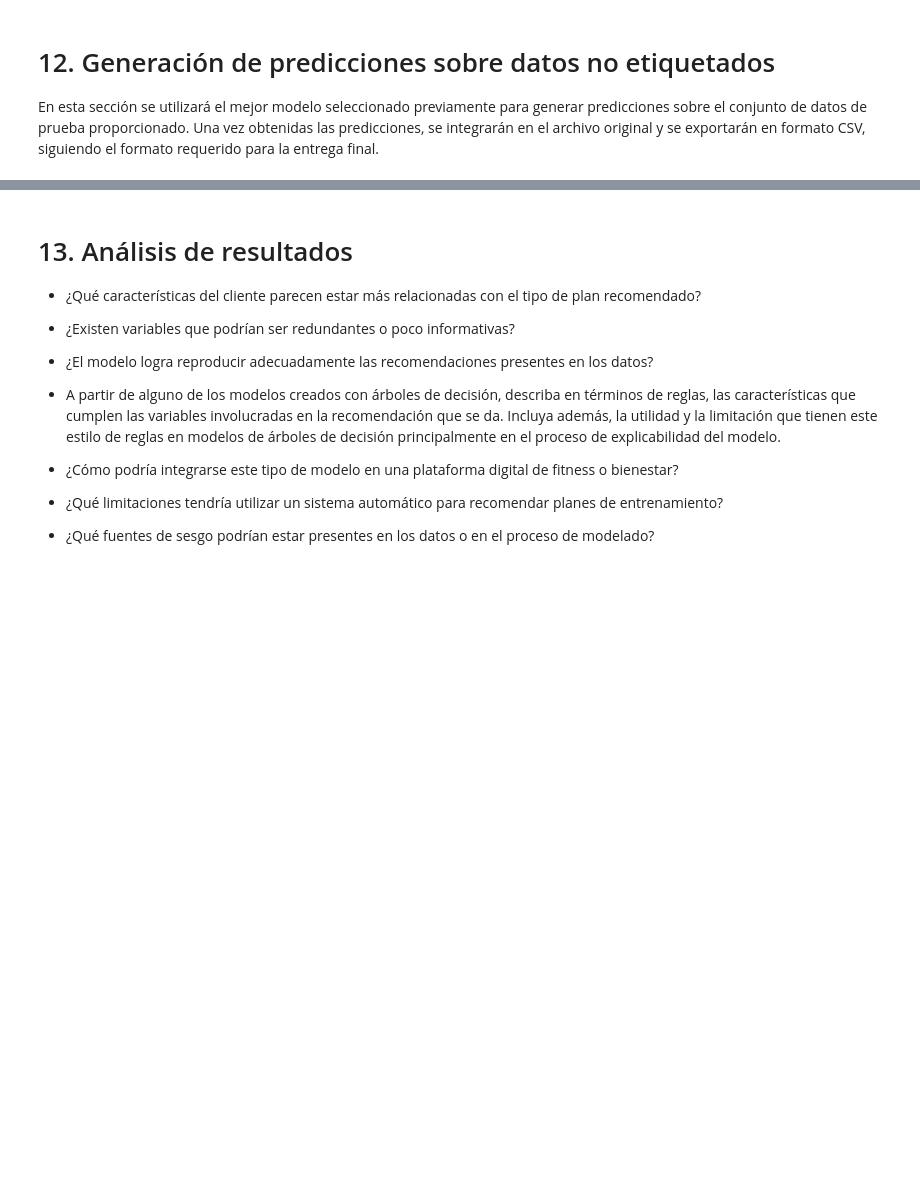
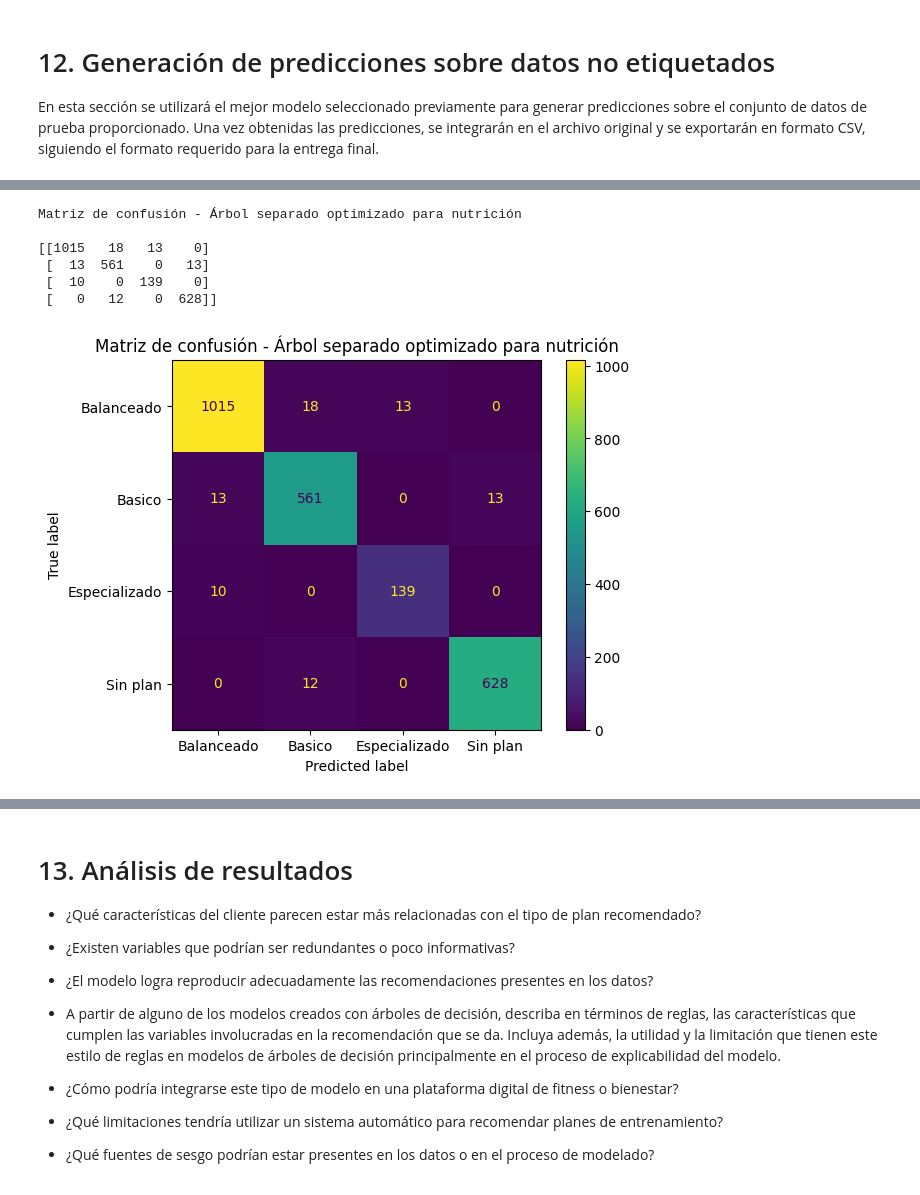
Before and after one commit to lfelipesales/Laboratorios-AprendizajeDeMaquina, a Jupyter notebook: LAB3/Laboratorio3.ipynb, the cells around one changed output, grey strips where cells are left out. Cells and saved outputs as stored; diff of their text form; code cells hidden in the pictures; blank space fills up the shorter version.

```diff
--- a/LAB3/Laboratorio3.ipynb
+++ b/LAB3/Laboratorio3.ipynb
@@ -860,0 +1181,29 @@ Una vez obtenidas las predicciones, se integrarán en el archivo original y se e
+# %%
+from sklearn.metrics import ConfusionMatrixDisplay, confusion_matrix
+
+labels_nut_opt = ["Balanceado", "Basico", "Especializado", "Sin plan"]
+matriz_nut_optimizada = confusion_matrix(
+    Y_test_multi["Plan_nutrición"],
+    y_pred_nut_optimizado,
+    labels=labels_nut_opt,
+)
+
+print("Matriz de confusión - Árbol separado optimizado para nutrición\n")
+print(matriz_nut_optimizada)
+
+ConfusionMatrixDisplay.from_predictions(
+    Y_test_multi["Plan_nutrición"],
+    y_pred_nut_optimizado,
+    labels=labels_nut_opt,
+    display_labels=labels_nut_opt,
+)
+plt.title("Matriz de confusión - Árbol separado optimizado para nutrición")
+plt.show()
+# %% [output]
+Matriz de confusión - Árbol separado optimizado para nutrición
+
+[[1015   18   13    0]
+ [  13  561    0   13]
+ [  10    0  139    0]
+ [   0   12    0  628]]
+[figure, added]
```
Also changed, not shown: parts of 4 cells of this notebook.
